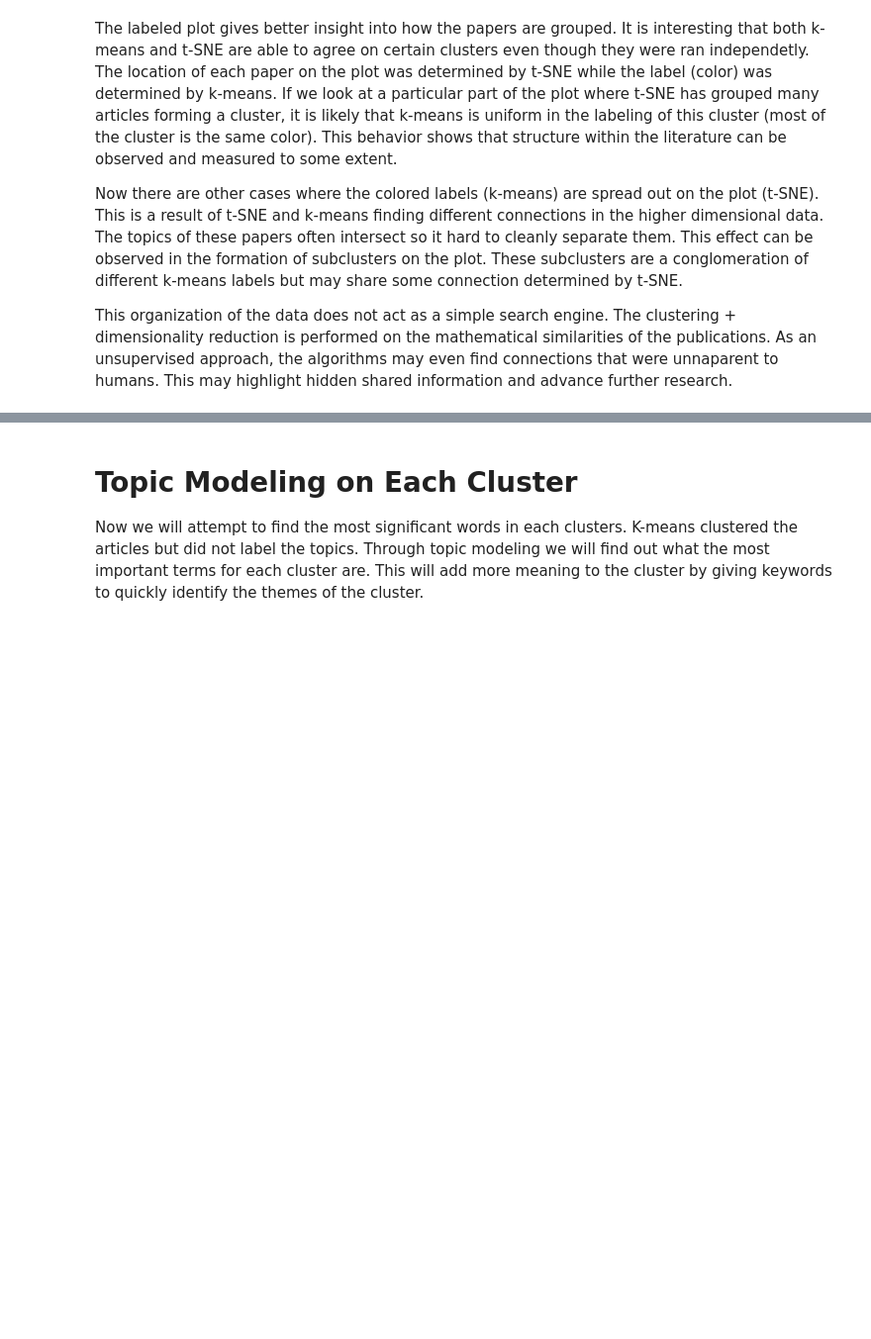
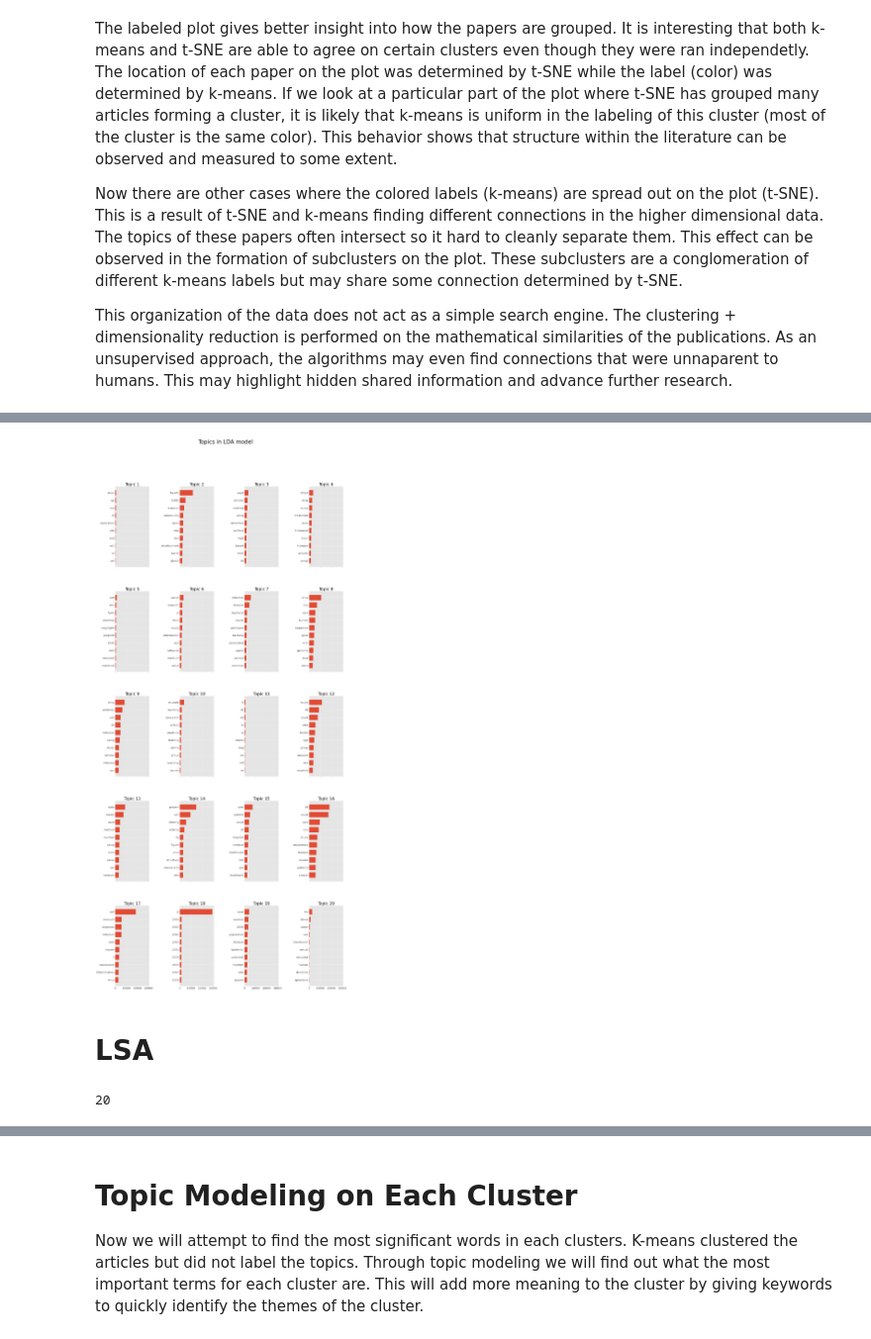
Before and after one commit to SeyfGoumeida/Text_mining_Covid-19_Similaire_disease, a Jupyter notebook: covid-19-literature-clustering.ipynb, the cells around one changed output, grey strips where cells are left out. Shown at 99% size. Drawn from its saved outputs; the diff is of its cells as text; code cells hidden in the pictures; blank space fills up the shorter version.

```diff
--- a/covid-19-literature-clustering.ipynb
+++ b/covid-19-literature-clustering.ipynb
@@ -977,0 +1002,18 @@ This organization of the data does not act as a simple search engine. The cluste
+# %%
+tf_feature_names = tf.get_feature_names()
+plot_top_words(lda, tf_feature_names, 10, 'Topics in LDA model')
+# %% [output]
+[figure, added]
+# %% [markdown]
+# LSA
+# %%
+from sklearn.decomposition import TruncatedSVD
+
+# SVD represent documents and terms in vectors
+svd_model = TruncatedSVD(n_components=20, algorithm='randomized', n_iter=100, random_state=122)
+
+svd_model.fit(X)
+
+len(svd_model.components_)
+# %% [output]
+20
```
Also changed, not shown: parts of 19 cells of this notebook.
